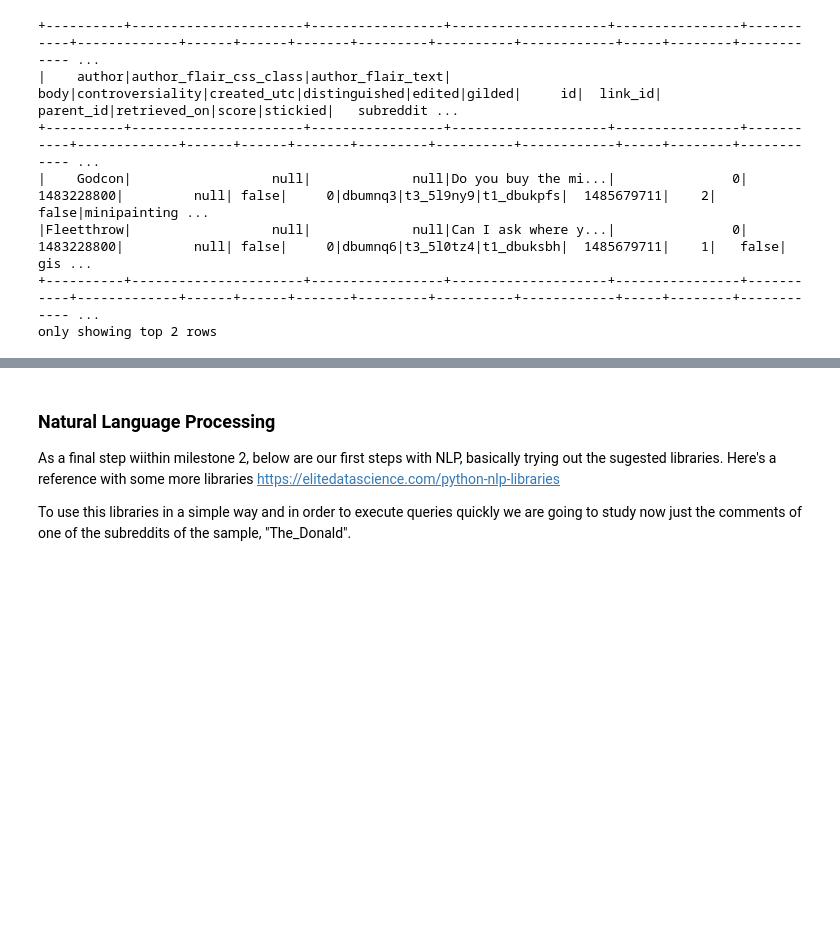
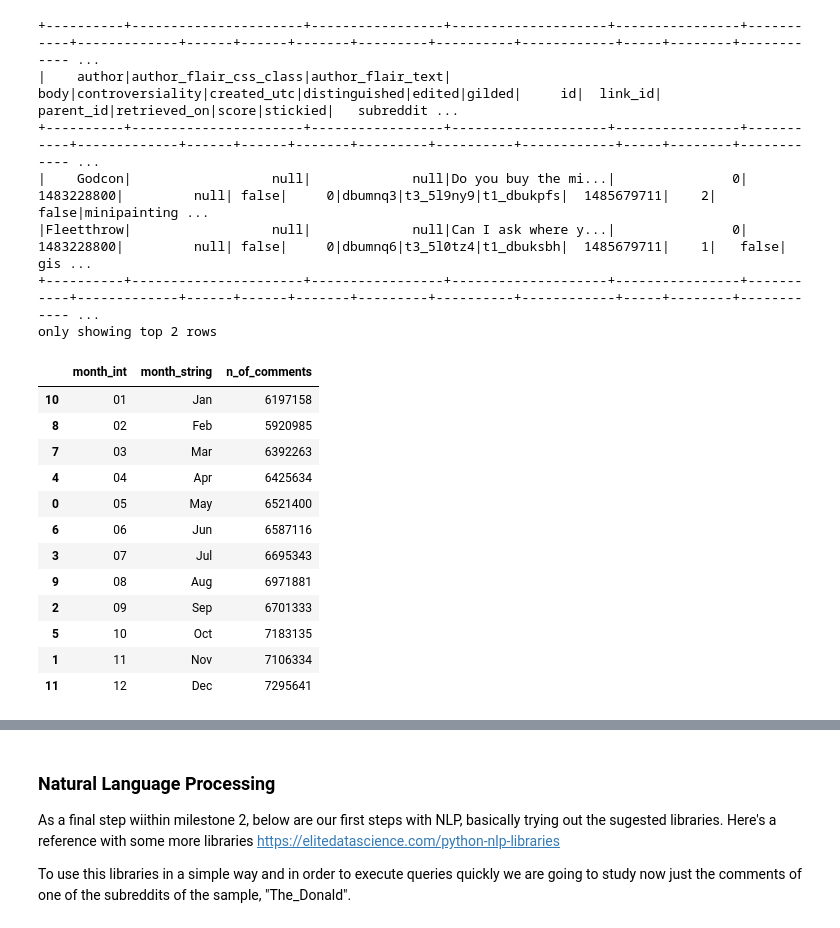
Before and after one commit to VashMKS/ada-project, a Jupyter notebook: Milestone 2.ipynb, the cells around one changed output, grey strips where cells are left out. Cells and saved outputs as stored; diff of their text form; code cells hidden in the pictures; blank space fills up the shorter version.

```diff
--- a/Milestone 2.ipynb
+++ b/Milestone 2.ipynb
@@ -534,3 +534,28 @@ df_spark.orderBy("id").show(2)
 |Fleetthrow|                  null|             null|Can I ask where y...|               0| 1483228800|         null| false|     0|dbumnq6|t3_5l0tz4|t1_dbuksbh|  1485679711|    1|   false|         gis ...
 +----------+----------------------+-----------------+--------------------+----------------+-----------+-------------+------+------+-------+---------+----------+------------+-----+--------+------------ ...
 only showing top 2 rows
+# %%
+df_created_utc = spark.read.parquet(DATA_DIR + "df_comments_per_month.parquet")
+# %%
+df_created_utc_pd = df_created_utc.toPandas()
+# %%
+df_created_utc_pd = df_created_utc_pd.iloc[:12,:].merge(df_created_utc_pd.iloc[12:,:], right_on = 'count', left_on = 'count')
+df_created_utc_pd = df_created_utc_pd[['month_y','month_x','count']]
+df_created_utc_pd.columns = ['month_int','month_string','n_of_comments']
+df_created_utc_pd = df_created_utc_pd.sort_values(by='month_int',ascending=True)
+# %%
+df_created_utc_pd
+# %% [output]
+|  | month_int | month_string | n_of_comments |
+| 10 | 01 | Jan | 6197158 |
+| 8 | 02 | Feb | 5920985 |
+| 7 | 03 | Mar | 6392263 |
+| 4 | 04 | Apr | 6425634 |
+| 0 | 05 | May | 6521400 |
+| 6 | 06 | Jun | 6587116 |
+| 3 | 07 | Jul | 6695343 |
+| 9 | 08 | Aug | 6971881 |
+| 2 | 09 | Sep | 6701333 |
+| 5 | 10 | Oct | 7183135 |
+| 1 | 11 | Nov | 7106334 |
+| 11 | 12 | Dec | 7295641 |
```
Also changed, not shown: parts of 7 cells of this notebook, 1 other file.
